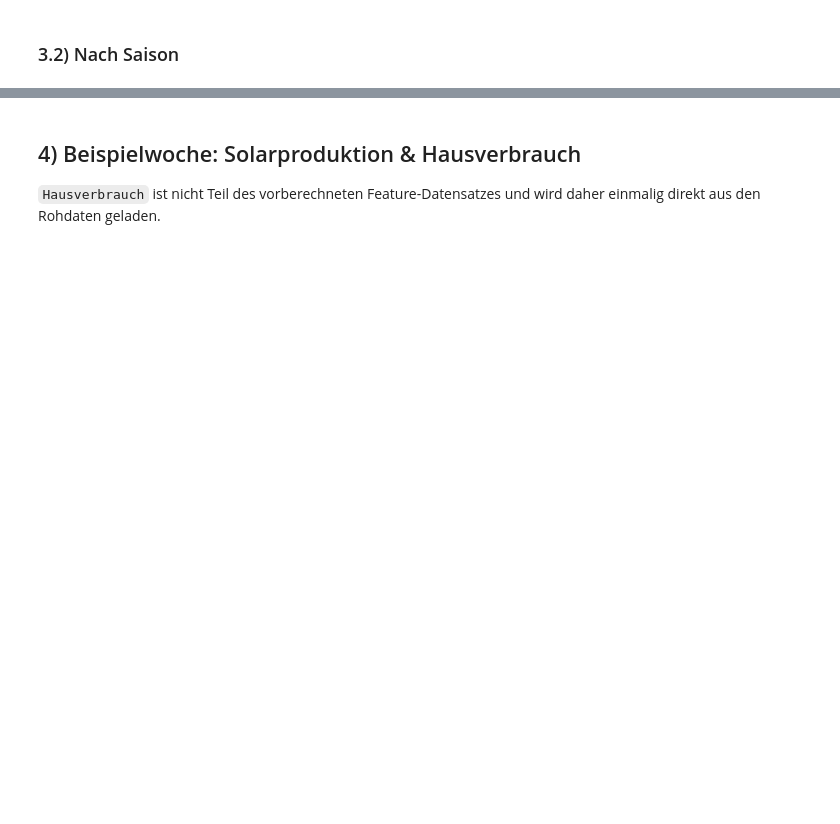
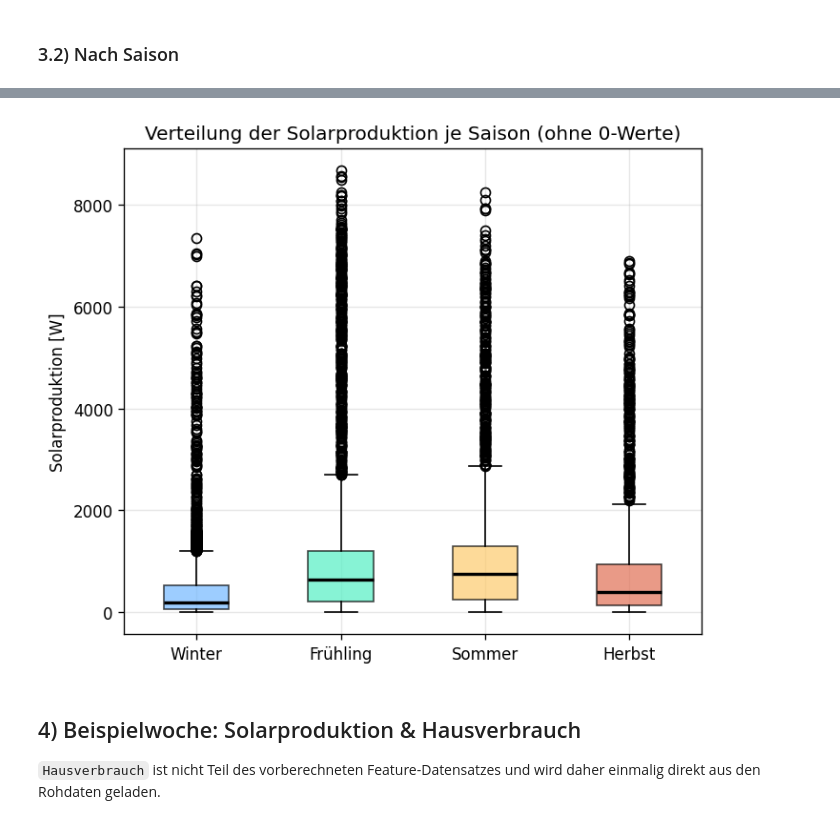
Before and after one commit to Anni075/KI-Project, a Jupyter notebook: notebooks/01_univariate_analyse.ipynb, the cells around one changed output, grey strips where cells are left out. Saved outputs shown, nothing was run; the diff lists cells and outputs as text; code cells hidden in the pictures; blank space fills up the shorter version.

```diff
--- a/notebooks/01_univariate_analyse.ipynb
+++ b/notebooks/01_univariate_analyse.ipynb
@@ -241,3 +241,30 @@ plt.show()
+# %%
+fig, axes = plt.subplots(1, 1, figsize=(6, 5))
+
+# Boxplot je Saison (ohne 0-Werte)
+data_by_season = [
+    df[(df["season"] == s) & (df[TARGET] > 0)][TARGET].dropna()
+    for s in season_order
+]
+
+bp = axes.boxplot(
+    data_by_season,
+    labels=season_order,
+    patch_artist=True,
+    medianprops={"color": "black", "linewidth": 2},
+)
+
+for patch, season in zip(bp["boxes"], season_order):
+    patch.set_facecolor(season_colors[season])
+    patch.set_alpha(0.7)
+
+axes.set_ylabel("Solarproduktion [W]")
+axes.set_title("Verteilung der Solarproduktion je Saison (ohne 0-Werte)")
+
+plt.tight_layout()
+plt.show()
+# %% [output]
+[figure, added]
 # %% [markdown]
 ## 4) Beispielwoche: Solarproduktion & Hausverbrauch
 
```
Also changed, not shown: parts of 5 cells of this notebook, 2 other files.
